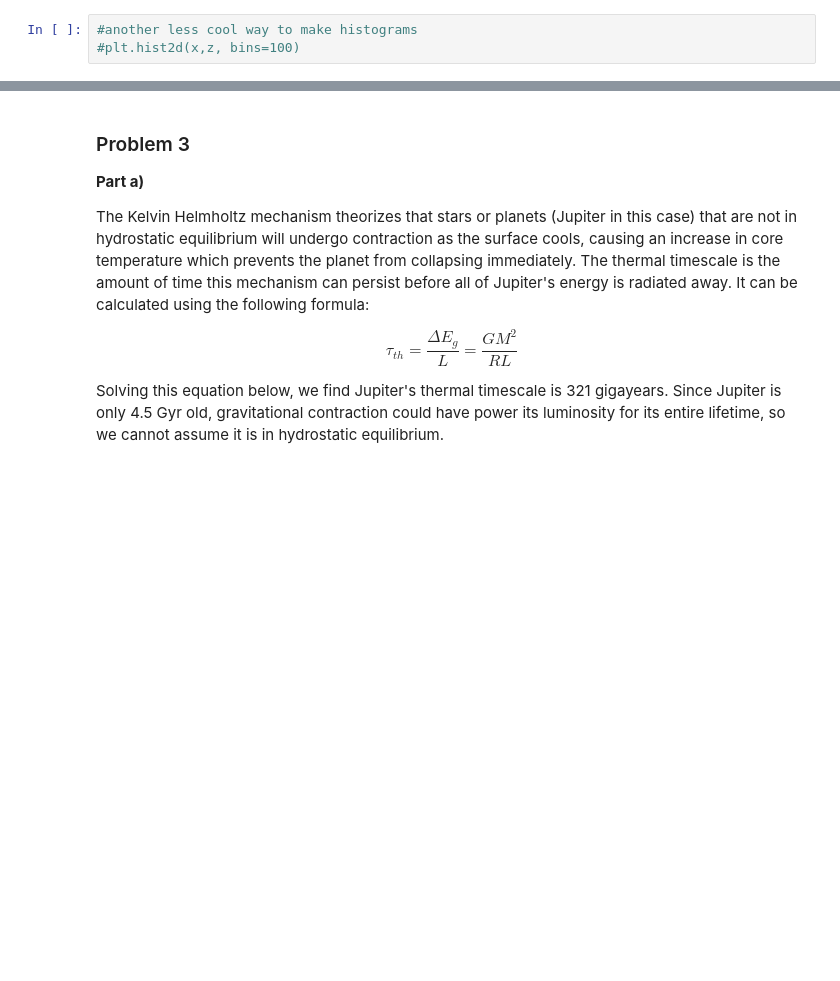
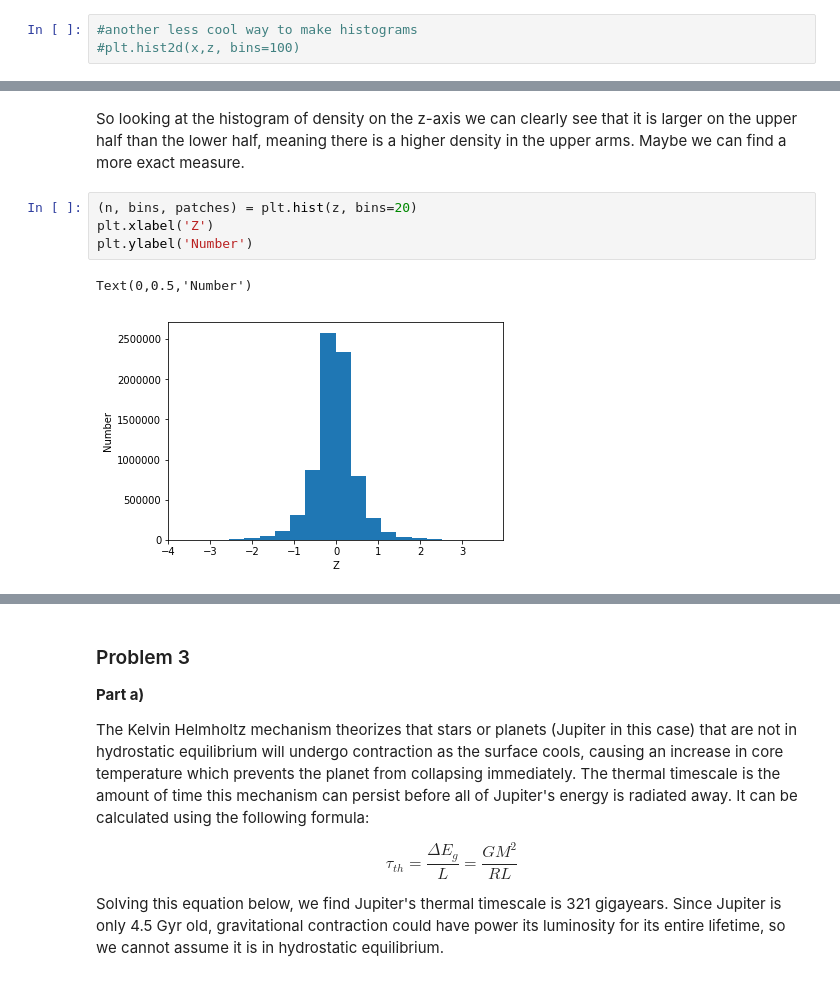
Before and after one commit to yasmeenasali/Modern_Stellar_Astrophysics, a Jupyter notebook: Documents/Modern Stellar Astrophysics/git-projects/Homework 2.ipynb, the cells around one changed output, grey strips where cells are left out. Drawn from its saved outputs; the diff is of its cells as text; blank space fills up the shorter version.

```diff
--- a/Documents/Modern Stellar Astrophysics/git-projects/Homework 2.ipynb
+++ b/Documents/Modern Stellar Astrophysics/git-projects/Homework 2.ipynb
@@ -107,0 +133,9 @@ Wow look at that x!
+# %% [markdown]
+So looking at the histogram of density on the z-axis we can clearly see that it is larger on the upper half than the lower half, meaning there is a higher density in the upper arms. Maybe we can find a more exact measure.
+# %%
+(n, bins, patches) = plt.hist(z, bins=20)
+plt.xlabel('Z')
+plt.ylabel('Number')
+# %% [output]
+Text(0,0.5,'Number')
+[figure, added]
```
Also changed, not shown: parts of 11 cells of this notebook.
